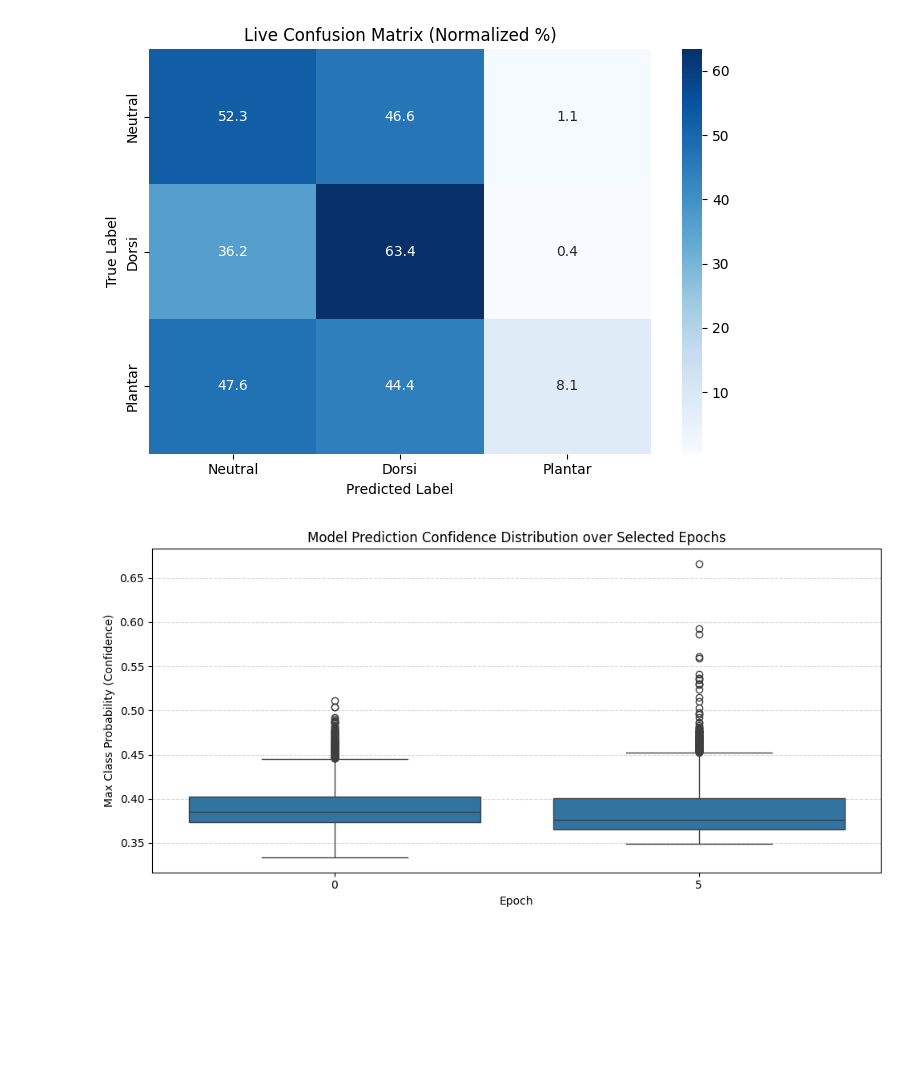
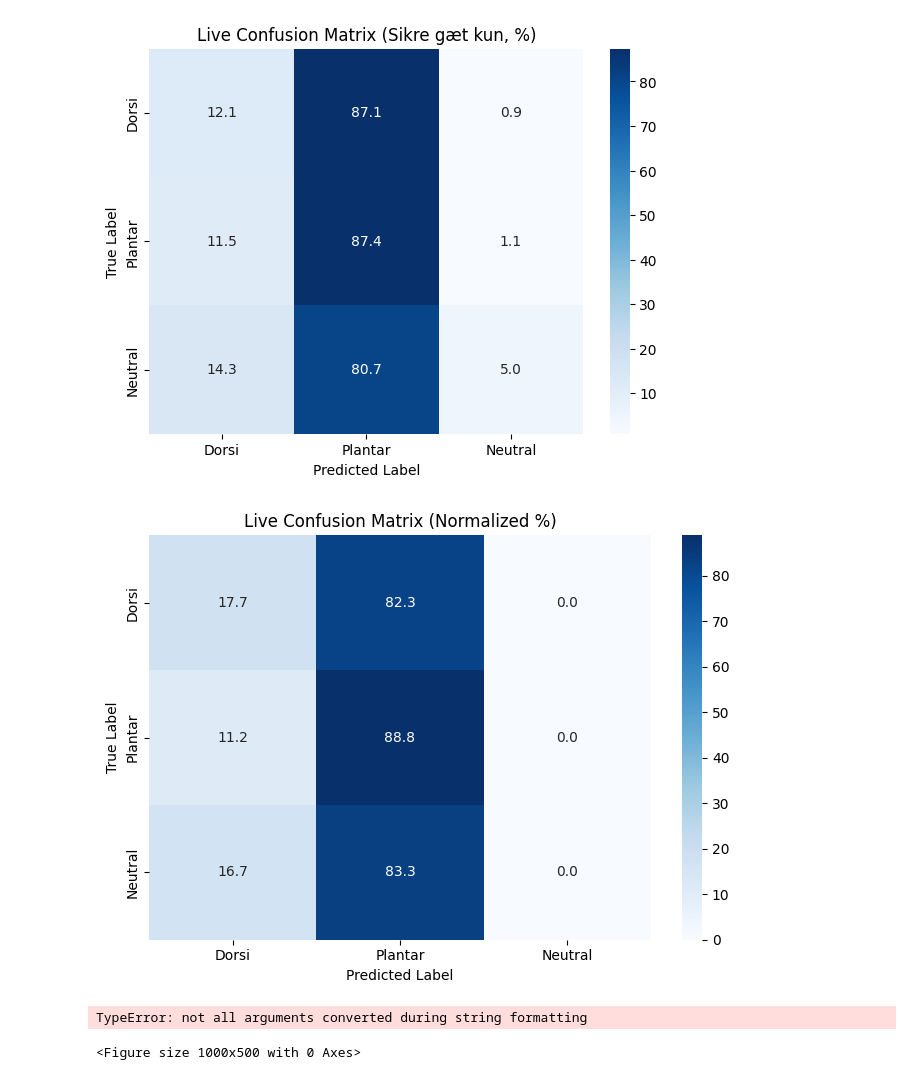
Before and after one commit to christopherahk/Fagprojekt, a Jupyter notebook: python_files/data_trees.ipynb, the cells around one changed output. Cells and saved outputs as stored; diff of their text form; code cells hidden in the pictures; blank space fills up the shorter version.

```diff
--- a/python_files/data_trees.ipynb
+++ b/python_files/data_trees.ipynb
@@ -7,8 +7,11 @@ from sklearn.metrics import confusion_matrix, classification_report
 # %%
 df = pd.read_csv("training_accuracy.csv")
 
+df['epoch'] = df['epoch'].astype(str)
+
+df_live = df[df['epoch'] == 'LIVE']
+
 total_windows = len(df)
-epochs = df['epoch'].max() + 1
-final_acc = df['running_accuracy'].iloc[-1]
-final_f1 = df['running_f1'].iloc[-1]
+final_acc = df_live['running_accuracy'].iloc[-1]
+final_f1 = df_live['running_f1'].iloc[-1]
 # %%
@@ -51,27 +75,43 @@ plt.show()
+# %%
+# Beregn CM baseret på de filtrerede data
+cm = confusion_matrix(df_filtered['label'], df_filtered['pred'], labels=[0, 1, 2])
+cm_percent = cm.astype('float') / cm.sum(axis=1)[:, np.newaxis] * 100
+
+plt.figure(figsize=(7, 5))
+sns.heatmap(cm_percent, annot=True, fmt='.1f', cmap='Blues',
+            xticklabels=["Dorsi", "Plantar", "Neutral"],
+            yticklabels=["Dorsi", "Plantar", "Neutral"])
+plt.title('Live Confusion Matrix (Sikre gæt kun, %)')
+plt.xlabel('Predicted Label')
+plt.ylabel('True Label')
+plt.show()
+# %% [output]
+[figure, added]
 # %%
 cm = confusion_matrix(df['label'], df['pred'])
 cm_percent = cm.astype('float') / cm.sum(axis=1)[:, np.newaxis] * 100
 plt.figure(figsize=(7, 5))
 sns.heatmap(cm_percent, annot=True, fmt='.1f', cmap='Blues',
-            xticklabels=["Neutral", "Dorsi", "Plantar"],
-            yticklabels=["Neutral", "Dorsi", "Plantar"])
+            xticklabels=["Dorsi", "Plantar", "Neutral"],
+            yticklabels=[ "Dorsi", "Plantar","Neutral"])
 plt.title('Live Confusion Matrix (Normalized %)')
 plt.xlabel('Predicted Label')
 plt.ylabel('True Label')
 plt.tight_layout()
 plt.show()
 
 plt.figure(figsize=(10, 5))
 sns.boxplot(x='epoch', y='confidence', data=df[df['epoch'] % 5 == 0])
 plt.title('Model Prediction Confidence Distribution over Selected Epochs')
 plt.xlabel('Epoch')
 plt.ylabel('Max Class Probability (Confidence)')
 plt.grid(True, axis='y', linestyle='--', alpha=0.5)
 plt.tight_layout()
 plt.show()
 # %% [output]
-[figure, old version]
+[figure, new version]
-[figure, removed]
+TypeError: not all arguments converted during string formatting
+<Figure size 1000x500 with 0 Axes>
 # %%
 import os
 import numpy as np
```
Also changed, not shown: parts of 4 cells of this notebook, 2 other files.
